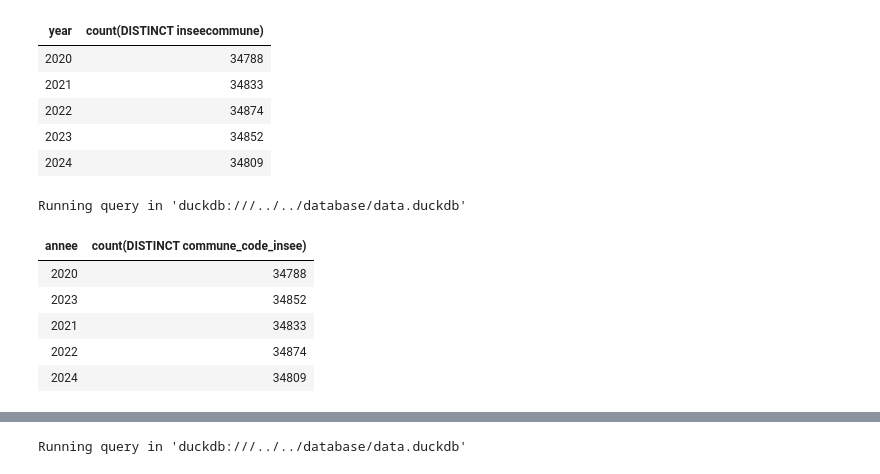
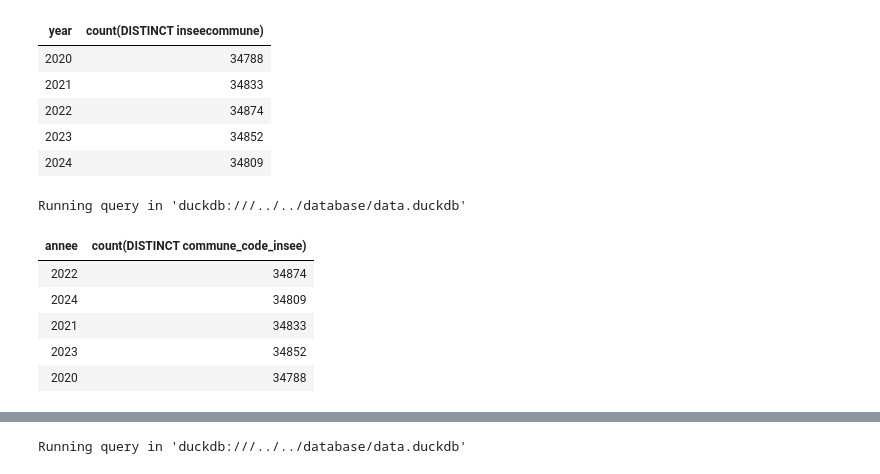
Before and after one commit to dataforgoodfr/13_pollution_eau, a Jupyter notebook: analytics/notebooks/cvm_calcul_conformite_par_commune-MAJ.ipynb, the cells around one changed output, grey strips where cells are left out. Drawn from its saved outputs; the diff is of its cells as text; code cells hidden in the pictures.

```diff
--- a/analytics/notebooks/cvm_calcul_conformite_par_commune-MAJ.ipynb
+++ b/analytics/notebooks/cvm_calcul_conformite_par_commune-MAJ.ipynb
@@ -797,19 +873,19 @@ Running query in 'duckdb:///../../database/data.duckdb'
 | 2023 | 34852 |
 | 2024 | 34809 |
 # %%
-%%sql --with mesures_cat_communes_year_cvm
+%%sql --with mesures_cat_communes_year_resultat
  SELECT
     annee,
     COUNT(DISTINCT commune_code_insee)
  FROM
-   mesures_cat_communes_year_cvm
+   mesures_cat_communes_year_resultat
 GROUP BY
     1
 # %% [output]
 Running query in 'duckdb:///../../database/data.duckdb'
 | annee | count(DISTINCT commune_code_insee) |
-| 2020 | 34788 |
-| 2023 | 34852 |
-| 2021 | 34833 |
 | 2022 | 34874 |
 | 2024 | 34809 |
+| 2021 | 34833 |
+| 2023 | 34852 |
+| 2020 | 34788 |
```
Also changed, not shown: parts of 11 cells of this notebook.
